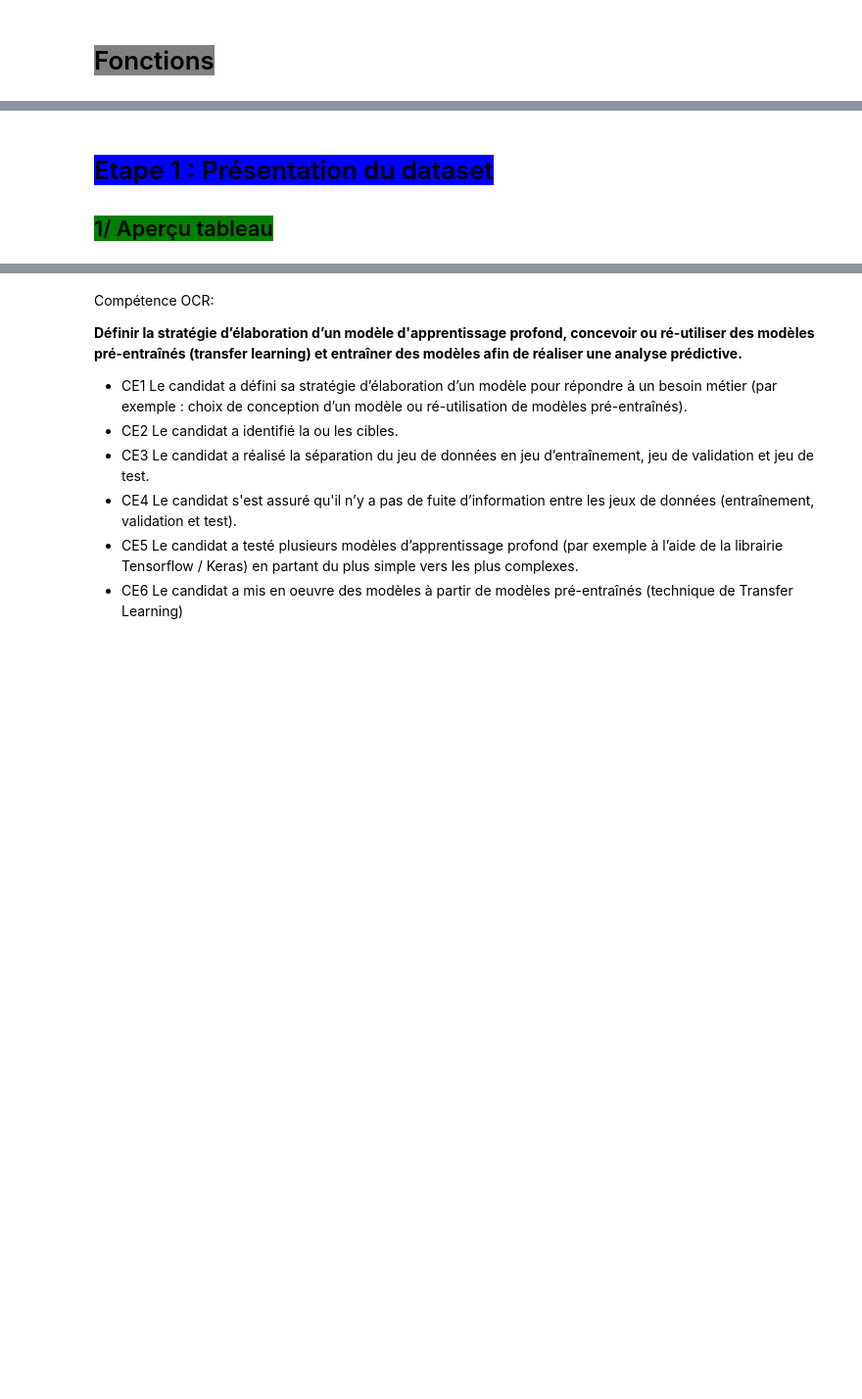
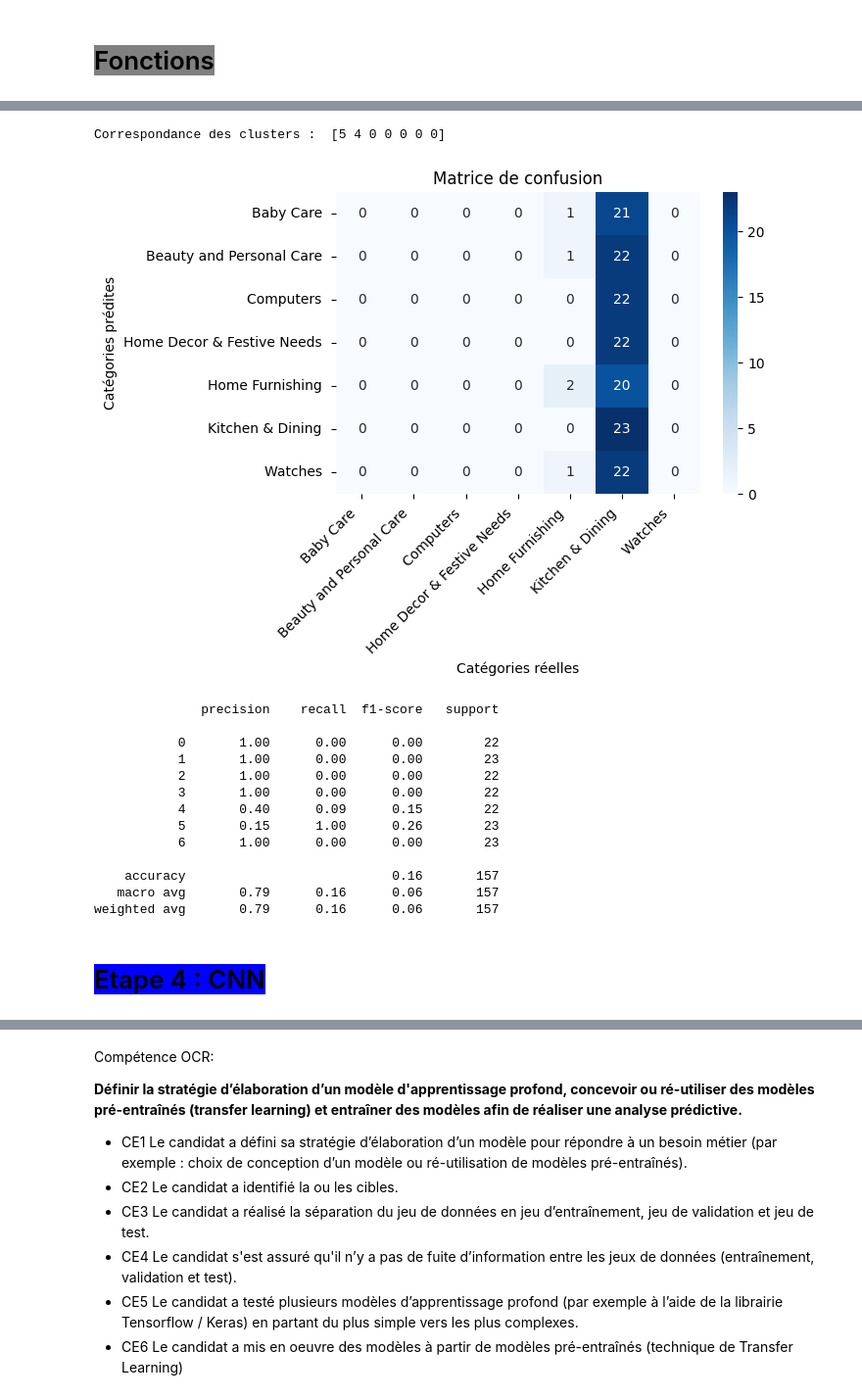
Before and after one commit to pierrickBERTHE/PB6-Classification_automatique_de_produits, a Jupyter notebook: berthe_pierrick_3_notebook_classification_122023.ipynb, the cells around one changed output, grey strips where cells are left out. Shown: that part at 98% size. Drawn from its saved outputs; the diff is of its cells as text; code cells hidden in the pictures; blank space fills up the shorter version.

```diff
--- a/berthe_pierrick_3_notebook_classification_122023.ipynb
+++ b/berthe_pierrick_3_notebook_classification_122023.ipynb
@@ -181,4 +886,28 @@ for fichier in fichiers:
+# %%
+# Verifier la correspondance des clusters
+y_val_pred_transform = conf_mat_transform_argmax(y_val_num, y_val_pred)
+
+# Afficher la matrice de confusion et le rapport de classification
+conf_mat_mlp = matrice_conf_et_rapport(
+    y_val_num,
+    y_val_pred_transform,
+    categories
+    )
+# %% [output]
+Correspondance des clusters :  [5 4 0 0 0 0 0]
+[figure, added]
+              precision    recall  f1-score   support
+
+           0       1.00      0.00      0.00        22
+           1       1.00      0.00      0.00        23
+           2       1.00      0.00      0.00        22
+           3       1.00      0.00      0.00        22
+           4       0.40      0.09      0.15        22
+           5       0.15      1.00      0.26        23
+           6       1.00      0.00      0.00        23
+
+    accuracy                           0.16       157
+   macro avg       0.79      0.16      0.06       157
+weighted avg       0.79      0.16      0.06       157
 # %% [markdown]
-# <span style='background:blue'>Etape 1 : Présentation du dataset</span>
-
-## <span style='background:green'>1/ Aperçu tableau</span>
+# <span style='background:blue'>Etape 4 : CNN</span>
```
Also changed, not shown: parts of 64 cells of this notebook, 3 other files.
